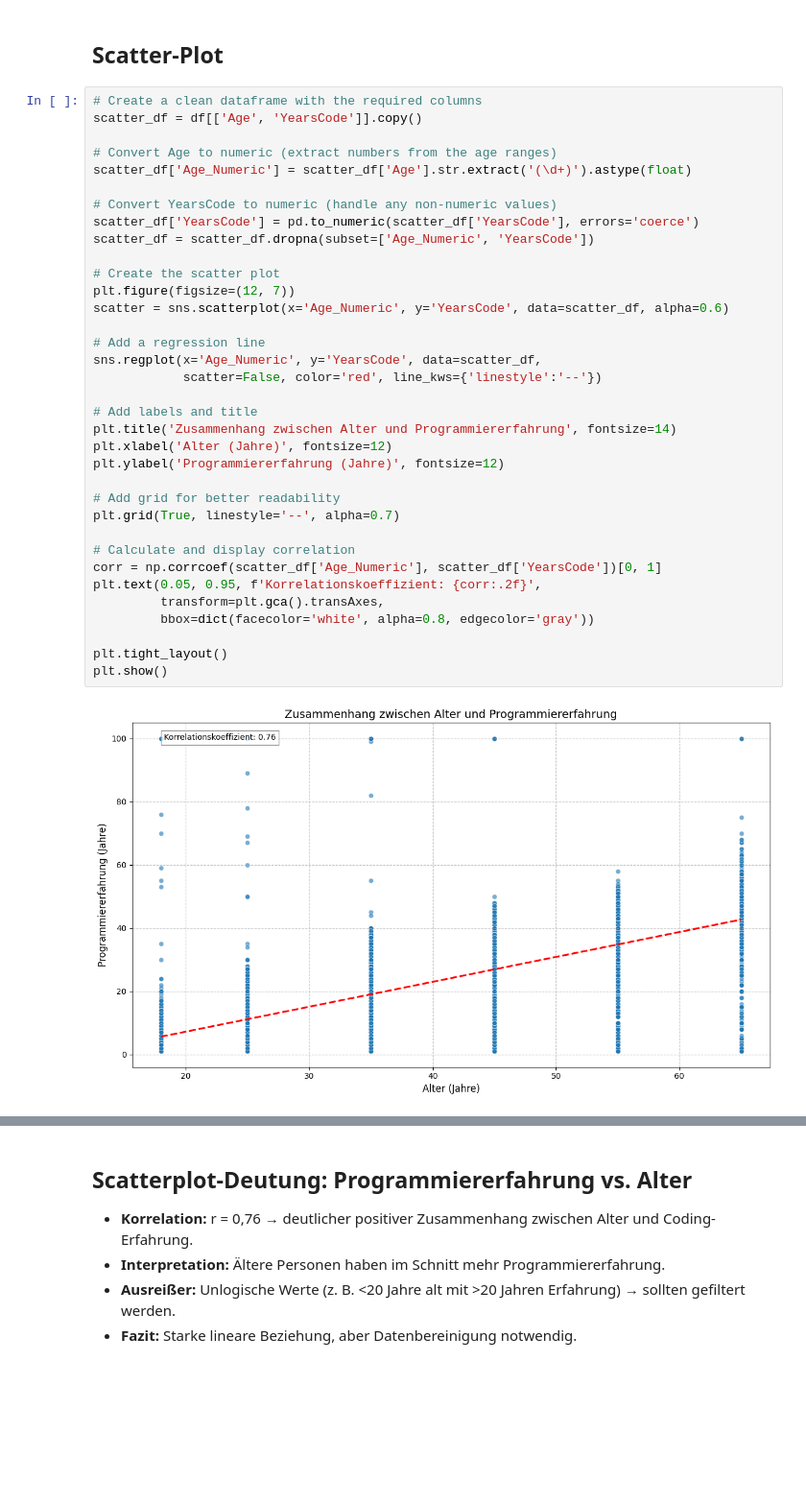
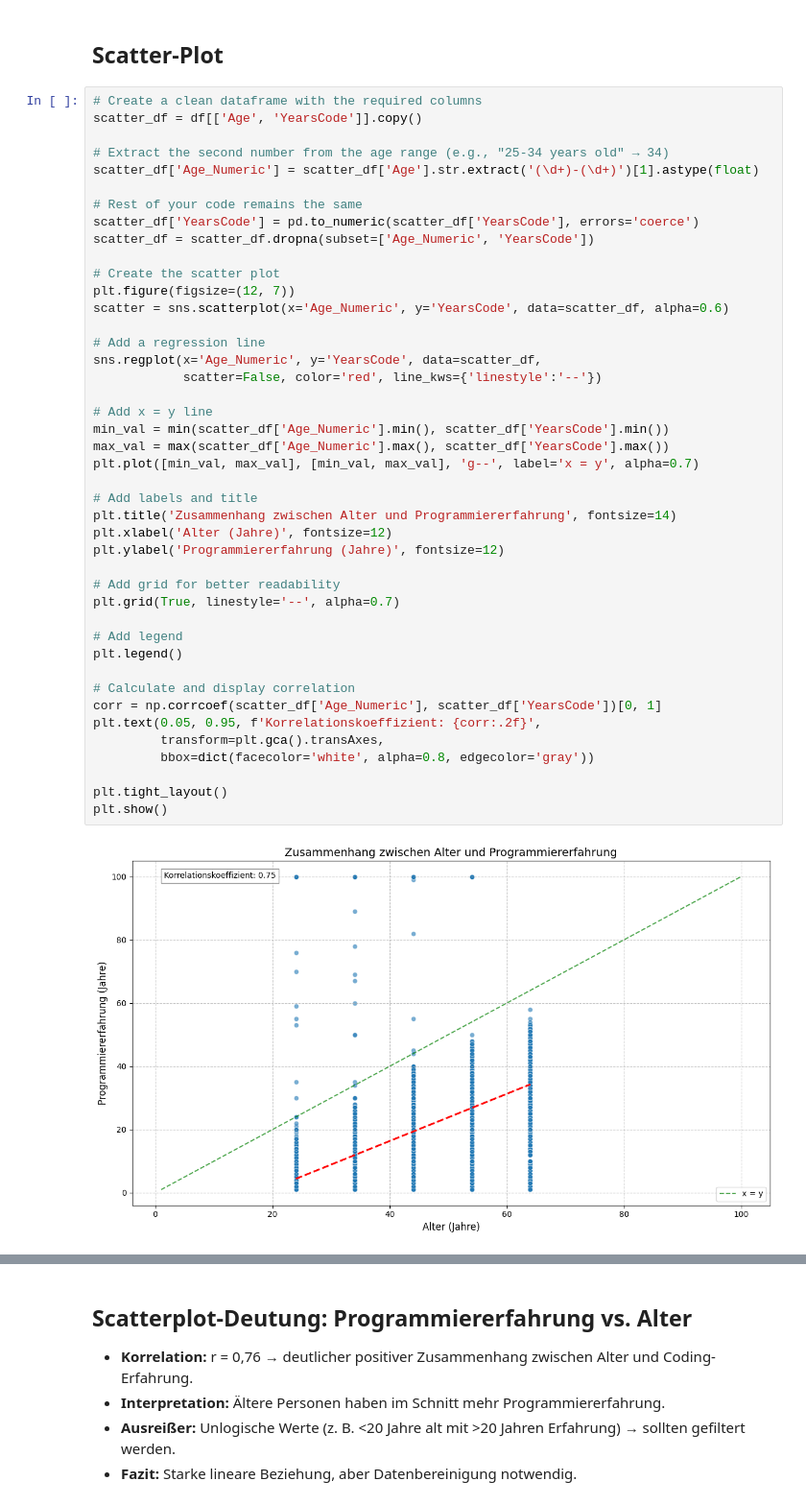
Before and after one commit to Moritz148/data-analytics-project, a Jupyter notebook: Mindestanforderungen2-Denny.ipynb, the cells around one changed output, grey strips where cells are left out. Shown at 96% size. Saved outputs shown, nothing was run; the diff lists cells and outputs as text; blank space fills up the shorter version.

```diff
--- a/Mindestanforderungen2-Denny.ipynb
+++ b/Mindestanforderungen2-Denny.ipynb
@@ -106,36 +106,44 @@ plt.show()
 # Create a clean dataframe with the required columns
 scatter_df = df[['Age', 'YearsCode']].copy()
 
-# Convert Age to numeric (extract numbers from the age ranges)
-scatter_df['Age_Numeric'] = scatter_df['Age'].str.extract('(\d+)').astype(float)
+# Extract the second number from the age range (e.g., "25-34 years old" → 34)
+scatter_df['Age_Numeric'] = scatter_df['Age'].str.extract('(\d+)-(\d+)')[1].astype(float)
 
-# Convert YearsCode to numeric (handle any non-numeric values)
+# Rest of your code remains the same
 scatter_df['YearsCode'] = pd.to_numeric(scatter_df['YearsCode'], errors='coerce')
 scatter_df = scatter_df.dropna(subset=['Age_Numeric', 'YearsCode'])
 
 # Create the scatter plot
 plt.figure(figsize=(12, 7))
 scatter = sns.scatterplot(x='Age_Numeric', y='YearsCode', data=scatter_df, alpha=0.6)
 
 # Add a regression line
 sns.regplot(x='Age_Numeric', y='YearsCode', data=scatter_df,
             scatter=False, color='red', line_kws={'linestyle':'--'})
 
+# Add x = y line
+min_val = min(scatter_df['Age_Numeric'].min(), scatter_df['YearsCode'].min())
+max_val = max(scatter_df['Age_Numeric'].max(), scatter_df['YearsCode'].max())
+plt.plot([min_val, max_val], [min_val, max_val], 'g--', label='x = y', alpha=0.7)
+
 # Add labels and title
 plt.title('Zusammenhang zwischen Alter und Programmiererfahrung', fontsize=14)
 plt.xlabel('Alter (Jahre)', fontsize=12)
 plt.ylabel('Programmiererfahrung (Jahre)', fontsize=12)
 
 # Add grid for better readability
 plt.grid(True, linestyle='--', alpha=0.7)
+
+# Add legend
+plt.legend()
 
 # Calculate and display correlation
 corr = np.corrcoef(scatter_df['Age_Numeric'], scatter_df['YearsCode'])[0, 1]
 plt.text(0.05, 0.95, f'Korrelationskoeffizient: {corr:.2f}',
          transform=plt.gca().transAxes,
          bbox=dict(facecolor='white', alpha=0.8, edgecolor='gray'))
 
 plt.tight_layout()
 plt.show()
 # %% [output]
-[figure, old version]
+[figure, new version]
```
Also changed, not shown: parts of 1 cell of this notebook, 3 other files.
